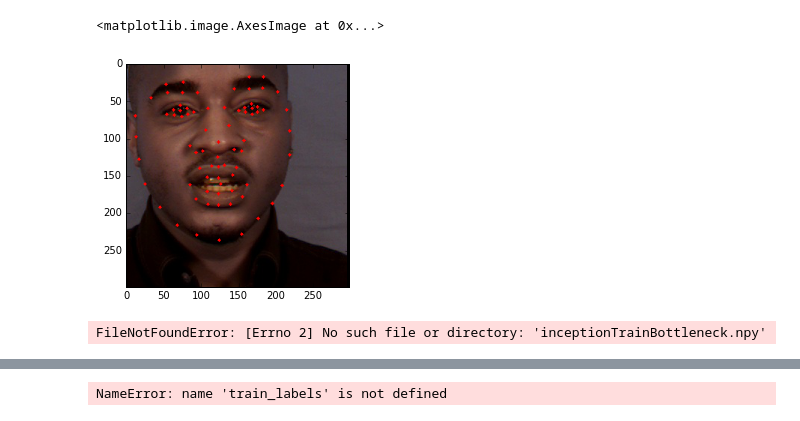
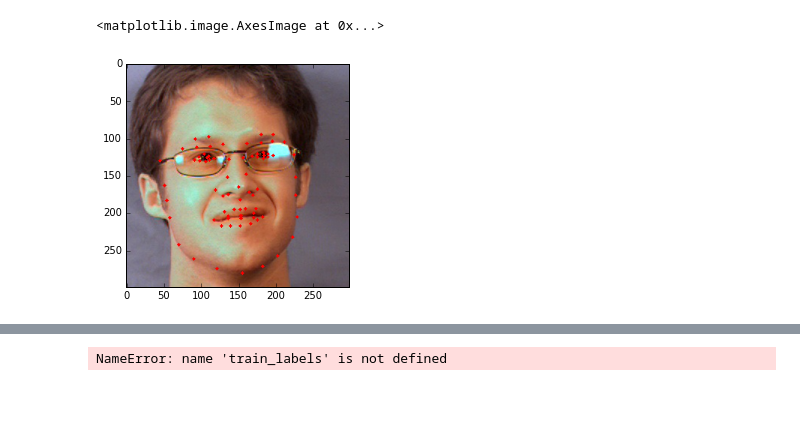
Before and after one commit to WillianPaiva/capstone_project, a Jupyter notebook: project/Project.ipynb, the cells around one changed output, grey strips where cells are left out. Cells and saved outputs as stored; diff of their text form; code cells hidden in the pictures.

```diff
--- a/project/Project.ipynb
+++ b/project/Project.ipynb
@@ -21,18 +71,8 @@ plt.imshow(im[0])
 # %%
-label = labels.loc[labels['name'] == "i083qa-mn"].values.tolist()[0][2:]
-label_reloaded = create_sets.recalculate_landmarks(im[1],label)
-
+copy_of_croped_image = croped_image
 for i in range(0,151,2):
-    cv2.circle(im[0], (int(label_reloaded[i]),int(label_reloaded[i+1]) ), 2, (255, 0, 0), -1)
+    cv2.circle(copy_of_croped_image, (int(croped_label[i]),int(croped_label[i+1]) ), 2, (255, 0, 0), -1)
+plt.imshow(copy_of_croped_image)
+# %% [output]
+<matplotlib.image.AxesImage at 0x...>
+[figure, added]
-# %%
-plt.imshow(im[0])
-# %% [output]
-<matplotlib.image.AxesImage at 0x...>
-[figure, removed]
-# %%
-train_set = np.load("inceptionTrainBottleneck.npy")
-train_labels = np.load("train_labels.npy")
-test_set = np.load("inceptionTestBottleneck.npy")
-test_labels = np.load("test_labels.npy")
-# %% [output]
-FileNotFoundError: [Errno 2] No such file or directory: 'inceptionTrainBottleneck.npy'
```
Also changed, not shown: parts of 19 cells of this notebook.
